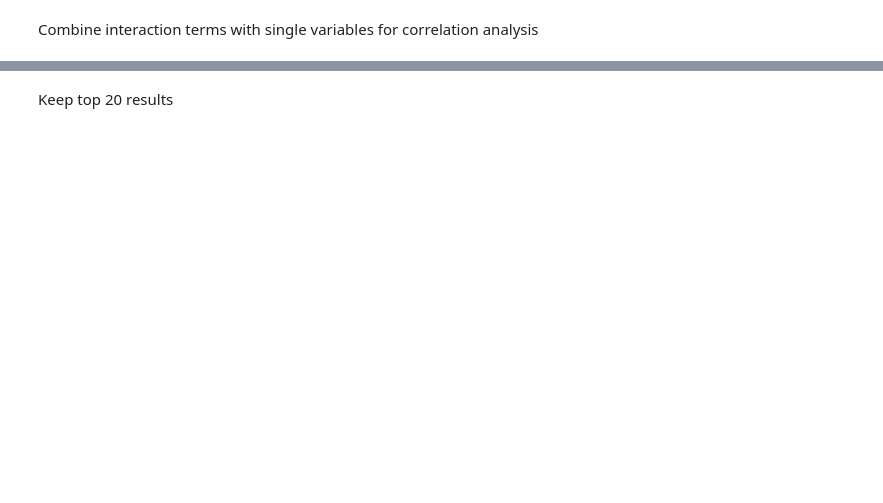
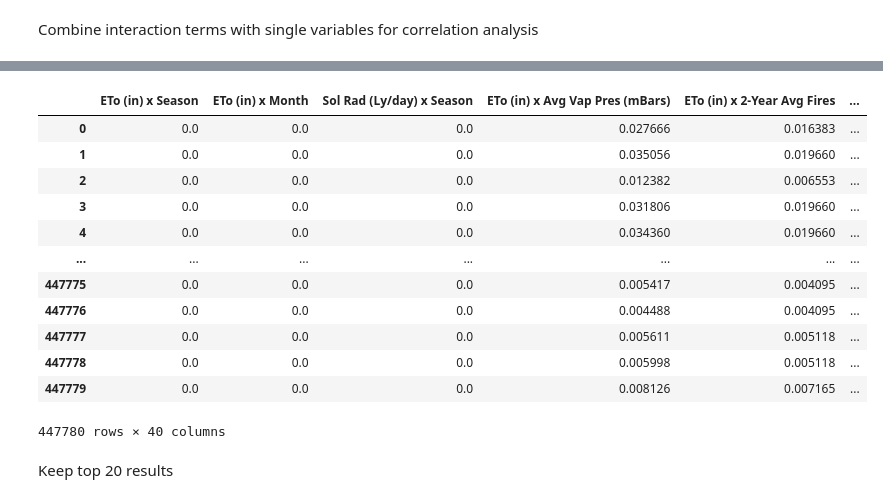
Before and after one commit to dustinlit/California-Wildfire-Ignition-ML-Modeling, a Jupyter notebook: notebooks/05_ Feature_Interaction_Analysis.ipynb, the cells around one changed output, grey strips where cells are left out. Drawn from its saved outputs; the diff is of its cells as text; code cells hidden in the pictures; blank space fills up the shorter version.

```diff
--- a/notebooks/05_ Feature_Interaction_Analysis.ipynb
+++ b/notebooks/05_ Feature_Interaction_Analysis.ipynb
@@ -157,5 +161,22 @@ correlation_results.head(20)
 # %%
 keep = correlation_results.head(40)['Feature'].tolist()
+#keep = correlation_results['Feature'].tolist()
+top_20 = inter_X_combined[keep]
+top_20
+# %% [output]
+|  | ETo (in) x Season | ETo (in) x Month | Sol Rad (Ly/day) x Season | ETo (in) x Avg Vap Pres (mBars) | ETo (in) x 2-Year Avg Fires | ... |
+| 0 | 0.0 | 0.0 | 0.0 | 0.027666 | 0.016383 | ... |
+| 1 | 0.0 | 0.0 | 0.0 | 0.035056 | 0.019660 | ... |
+| 2 | 0.0 | 0.0 | 0.0 | 0.012382 | 0.006553 | ... |
+| 3 | 0.0 | 0.0 | 0.0 | 0.031806 | 0.019660 | ... |
+| 4 | 0.0 | 0.0 | 0.0 | 0.034360 | 0.019660 | ... |
+| ... | ... | ... | ... | ... | ... | ... |
+| 447775 | 0.0 | 0.0 | 0.0 | 0.005417 | 0.004095 | ... |
+| 447776 | 0.0 | 0.0 | 0.0 | 0.004488 | 0.004095 | ... |
+| 447777 | 0.0 | 0.0 | 0.0 | 0.005611 | 0.005118 | ... |
+| 447778 | 0.0 | 0.0 | 0.0 | 0.005998 | 0.005118 | ... |
+| 447779 | 0.0 | 0.0 | 0.0 | 0.008126 | 0.007165 | ... |
+447780 rows × 40 columns
 # %% [markdown]
 Keep top 20 results
 # %%
```
Also changed, not shown: parts of 17 cells of this notebook, 7 other files.
